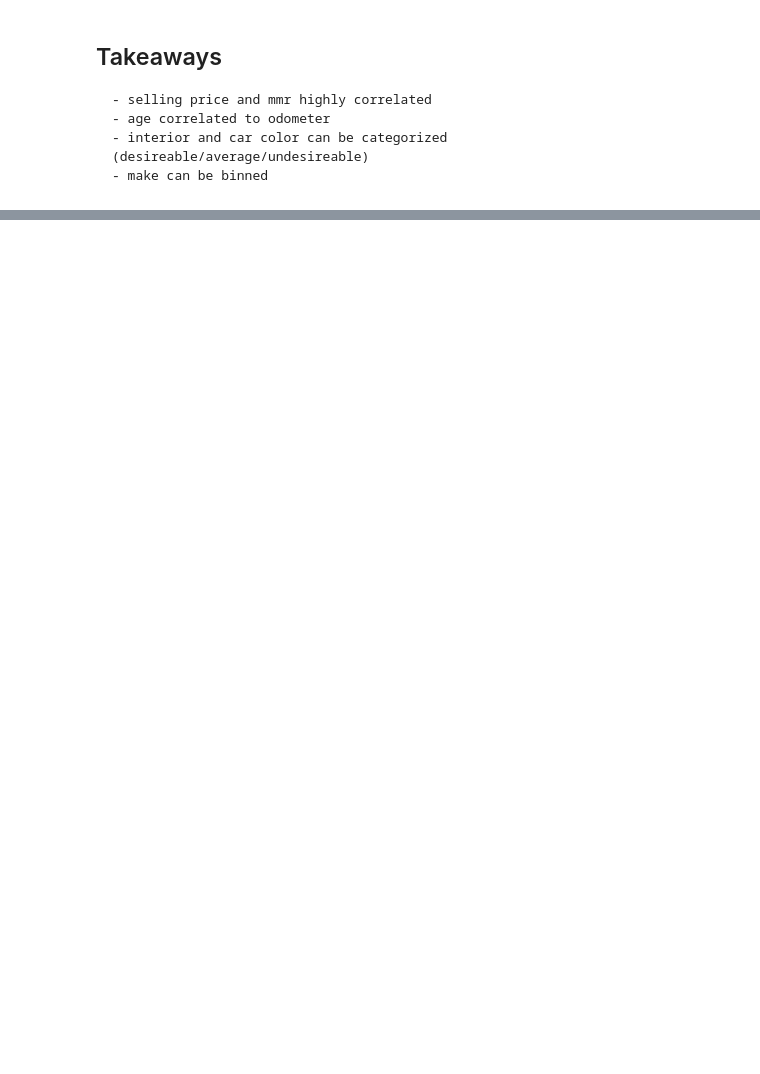
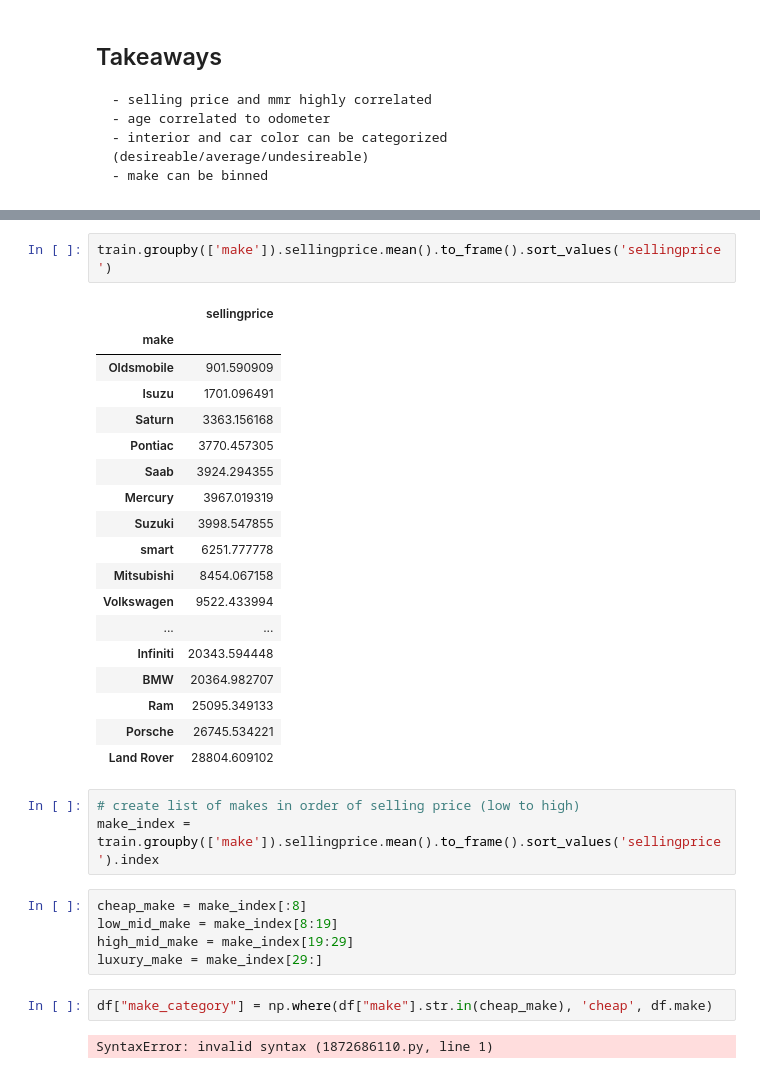
Before and after one commit to DanChurchill/car_price_predictor, a Jupyter notebook: initial_exploration.ipynb, the cells around one changed output, grey strips where cells are left out. Cells and saved outputs as stored; diff of their text form; blank space fills up the shorter version.

```diff
--- a/initial_exploration.ipynb
+++ b/initial_exploration.ipynb
@@ -200,0 +210,33 @@ skim(df)
+# %%
+train.groupby(['make']).sellingprice.mean().to_frame().sort_values('sellingprice')
+# %% [output]
+|  | sellingprice |
+| make |  |
+| Oldsmobile | 901.590909 |
+| Isuzu | 1701.096491 |
+| Saturn | 3363.156168 |
+| Pontiac | 3770.457305 |
+| Saab | 3924.294355 |
+| Mercury | 3967.019319 |
+| Suzuki | 3998.547855 |
+| smart | 6251.777778 |
+| Mitsubishi | 8454.067158 |
+| Volkswagen | 9522.433994 |
+| ... | ... |
+| Infiniti | 20343.594448 |
+| BMW | 20364.982707 |
+| Ram | 25095.349133 |
+| Porsche | 26745.534221 |
+| Land Rover | 28804.609102 |
+# %%
+# create list of makes in order of selling price (low to high)
+make_index = train.groupby(['make']).sellingprice.mean().to_frame().sort_values('sellingprice').index
+# %%
+cheap_make = make_index[:8]
+low_mid_make = make_index[8:19]
+high_mid_make = make_index[19:29]
+luxury_make = make_index[29:]
+# %%
+df["make_category"] = np.where(df["make"].str.in(cheap_make), 'cheap', df.make)
+# %% [output]
+SyntaxError: invalid syntax (1872686110.py, line 1)
```
Also changed, not shown: parts of 8 cells of this notebook, 1 other file.
